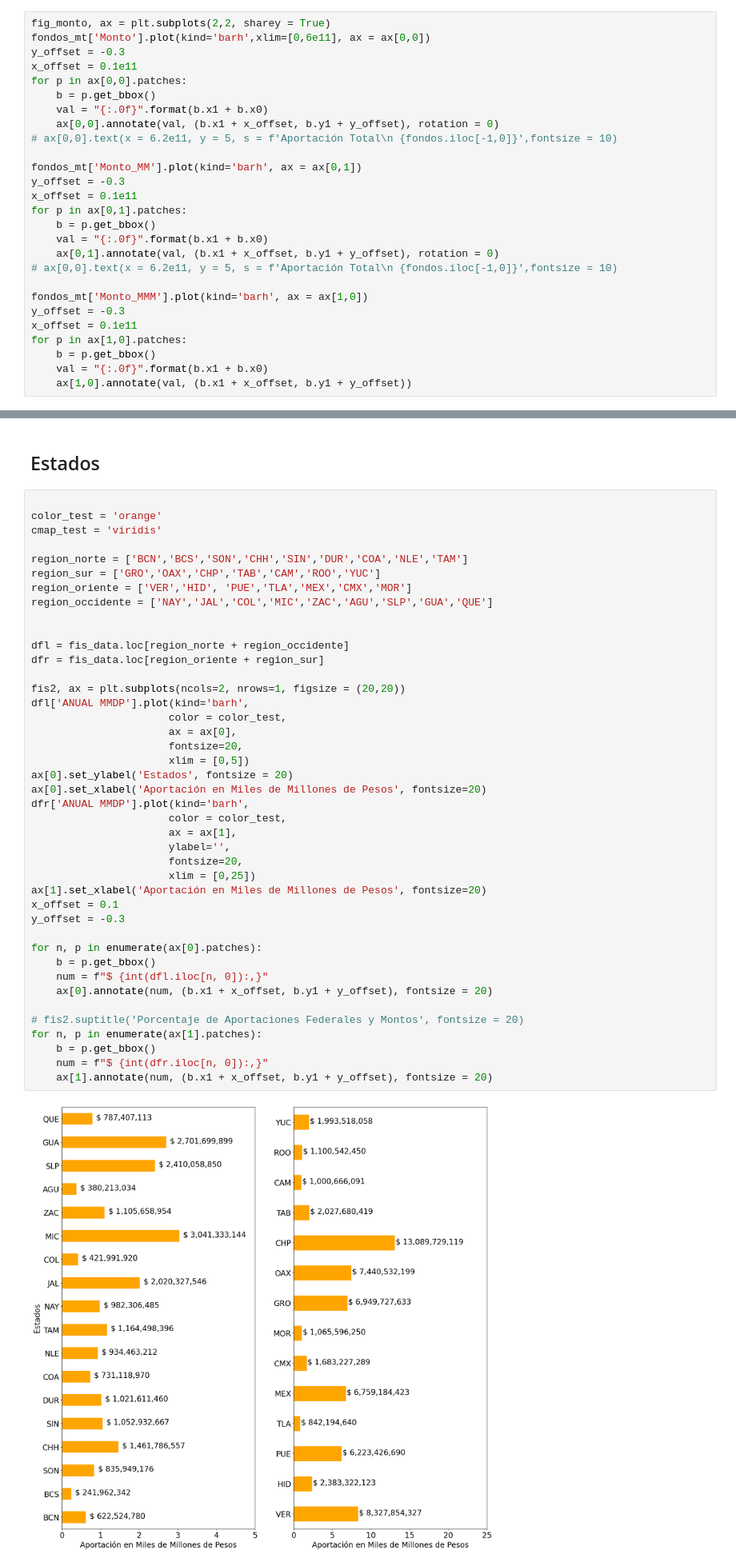
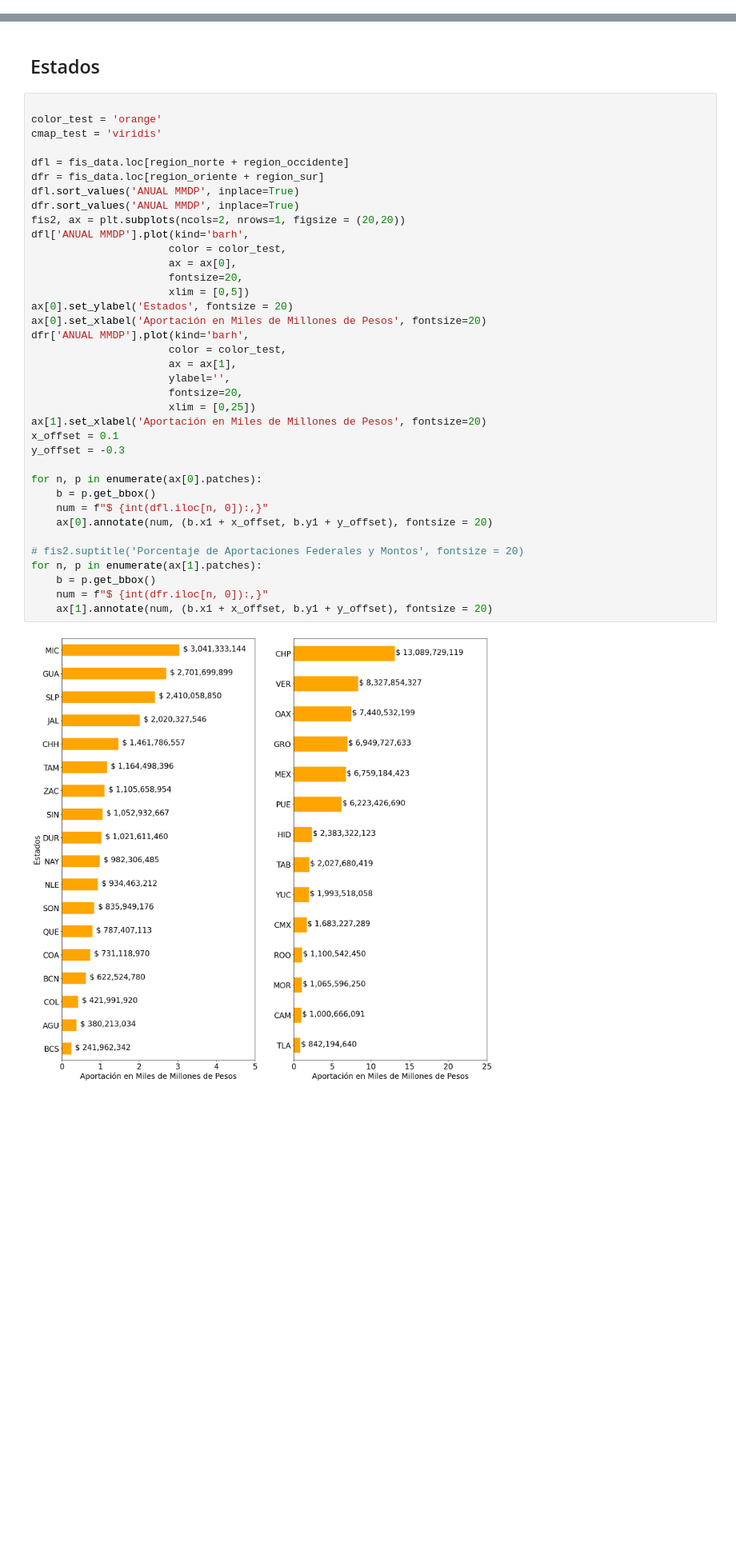
Before and after one commit to Dust1920/Plotter, a Jupyter notebook: articulo_revista.ipynb, the cells around one changed output, grey strips where cells are left out. Shown at 80% size. Cells and saved outputs as stored; diff of their text form; blank space fills up the shorter version.

```diff
--- a/articulo_revista.ipynb
+++ b/articulo_revista.ipynb
@@ -119,27 +64,0 @@ Text(620000000000.0, 5, 'Aportación Total\n 830299613382')
-# %%
-fig_monto, ax = plt.subplots(2,2, sharey = True)
-fondos_mt['Monto'].plot(kind='barh',xlim=[0,6e11], ax = ax[0,0])
-y_offset = -0.3
-x_offset = 0.1e11
-for p in ax[0,0].patches:
-    b = p.get_bbox()
-    val = "{:.0f}".format(b.x1 + b.x0)
-    ax[0,0].annotate(val, (b.x1 + x_offset, b.y1 + y_offset), rotation = 0)
-# ax[0,0].text(x = 6.2e11, y = 5, s = f'Aportación Total\n {fondos.iloc[-1,0]}',fontsize = 10)
-
-fondos_mt['Monto_MM'].plot(kind='barh', ax = ax[0,1])
-y_offset = -0.3
-x_offset = 0.1e11
-for p in ax[0,1].patches:
-    b = p.get_bbox()
-    val = "{:.0f}".format(b.x1 + b.x0)
-    ax[0,1].annotate(val, (b.x1 + x_offset, b.y1 + y_offset), rotation = 0)
-# ax[0,0].text(x = 6.2e11, y = 5, s = f'Aportación Total\n {fondos.iloc[-1,0]}',fontsize = 10)
-
-fondos_mt['Monto_MMM'].plot(kind='barh', ax = ax[1,0])
-y_offset = -0.3
-x_offset = 0.1e11
-for p in ax[1,0].patches:
-    b = p.get_bbox()
-    val = "{:.0f}".format(b.x1 + b.x0)
-    ax[1,0].annotate(val, (b.x1 + x_offset, b.y1 + y_offset))
@@ -309,45 +264,40 @@ for p in ax.patches:
 color_test = 'orange'
 cmap_test = 'viridis'
 
-region_norte = ['BCN','BCS','SON','CHH','SIN','DUR','COA','NLE','TAM']
-region_sur = ['GRO','OAX','CHP','TAB','CAM','ROO','YUC']
-region_oriente = ['VER','HID', 'PUE','TLA','MEX','CMX','MOR']
-region_occidente = ['NAY','JAL','COL','MIC','ZAC','AGU','SLP','GUA','QUE']
-
-
 dfl = fis_data.loc[region_norte + region_occidente]
 dfr = fis_data.loc[region_oriente + region_sur]
-
+dfl.sort_values('ANUAL MMDP', inplace=True)
+dfr.sort_values('ANUAL MMDP', inplace=True)
 fis2, ax = plt.subplots(ncols=2, nrows=1, figsize = (20,20))
 dfl['ANUAL MMDP'].plot(kind='barh',
                       color = color_test,
                       ax = ax[0],
                       fontsize=20,
                       xlim = [0,5])
 ax[0].set_ylabel('Estados', fontsize = 20)
 ax[0].set_xlabel('Aportación en Miles de Millones de Pesos', fontsize=20)
 dfr['ANUAL MMDP'].plot(kind='barh',
                       color = color_test,
                       ax = ax[1],
                       ylabel='',
                       fontsize=20,
                       xlim = [0,25])
 ax[1].set_xlabel('Aportación en Miles de Millones de Pesos', fontsize=20)
 x_offset = 0.1
 y_offset = -0.3
 
 for n, p in enumerate(ax[0].patches):
     b = p.get_bbox()
     num = f"$ {int(dfl.iloc[n, 0]):,}"
     ax[0].annotate(num, (b.x1 + x_offset, b.y1 + y_offset), fontsize = 20)
 
 # fis2.suptitle('Porcentaje de Aportaciones Federales y Montos', fontsize = 20)
 for n, p in enumerate(ax[1].patches):
     b = p.get_bbox()
     num = f"$ {int(dfr.iloc[n, 0]):,}"
     ax[1].annotate(num, (b.x1 + x_offset, b.y1 + y_offset), fontsize = 20)
 # %% [output]
-[figure, old version]
+[figure, new version]
 # %% [markdown]
 # Municipios
 # %%
```
Also changed, not shown: parts of 32 cells of this notebook, 3 other files.
